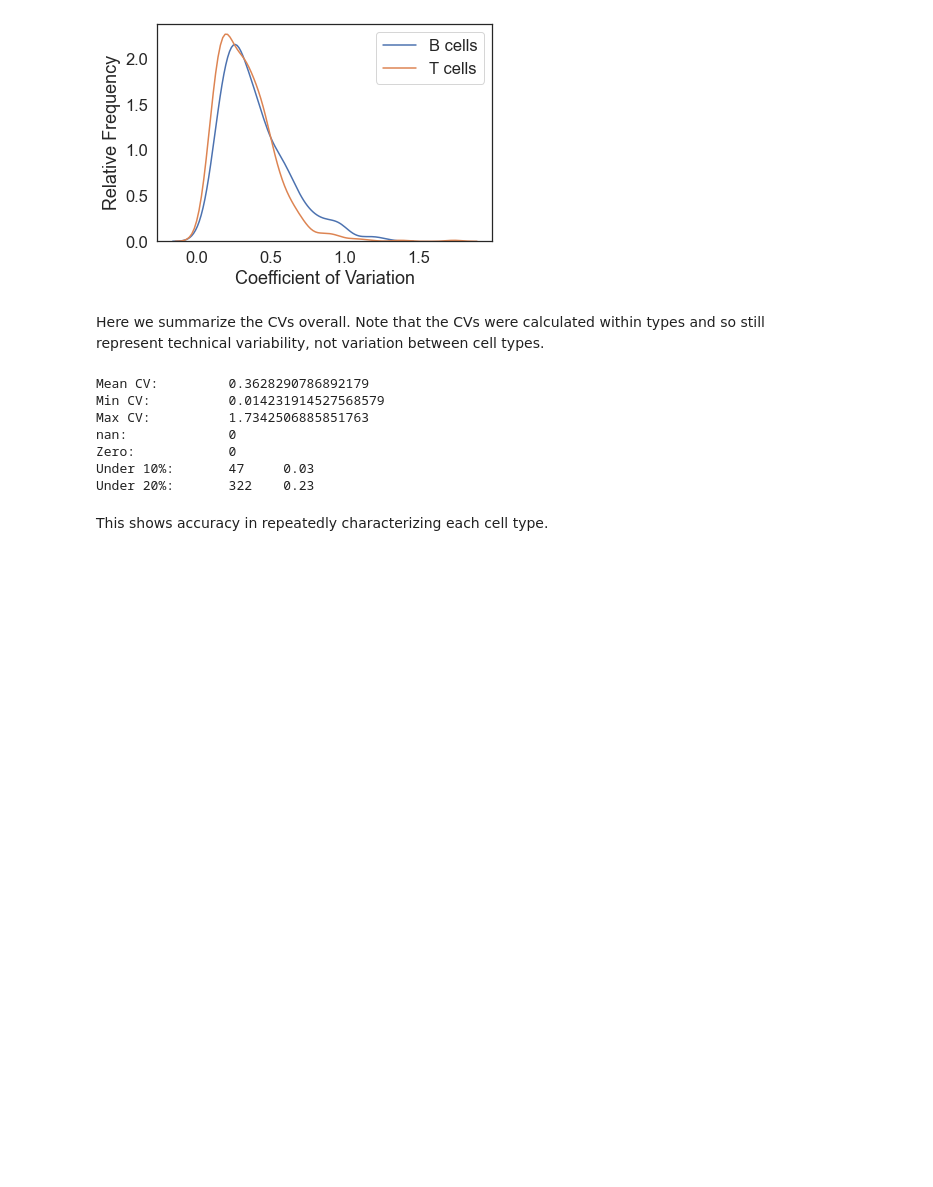
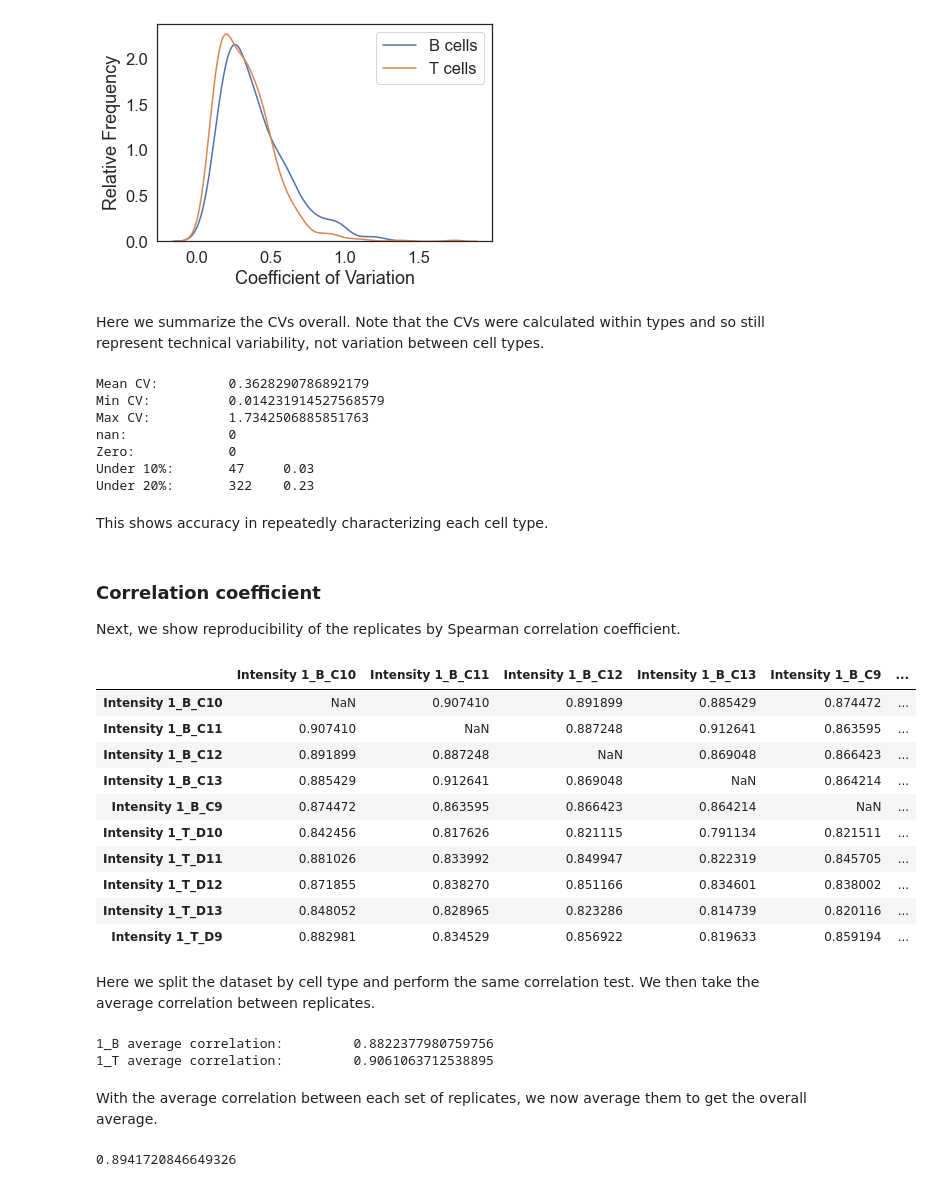
Before and after one commit to PayneLab/Lymphocytes1, a Jupyter notebook: Quantitative QC.ipynb, the cells around one changed output. Drawn from its saved outputs; the diff is of its cells as text; code cells hidden in the pictures; blank space fills up the shorter version.

Commit message:
Spearman correlation added

```diff
--- a/Quantitative QC.ipynb
+++ b/Quantitative QC.ipynb
@@ -146,3 +148,58 @@ Under 10%:       47     0.03
 Under 20%:       322    0.23
 # %% [markdown]
 This shows accuracy in repeatedly characterizing each cell type.
+# %% [markdown]
+### Correlation coefficient
+Next, we show reproducibility of the replicates by Spearman correlation coefficient.
+# %%
+correlations = data.corr(method="spearman")
+
+#drop self-correlations of 1
+for sample in correlations.columns:
+        correlations[sample][sample]=nan
+
+correlations
+# %% [output]
+|  | Intensity 1_B_C10 | Intensity 1_B_C11 | Intensity 1_B_C12 | Intensity 1_B_C13 | Intensity 1_B_C9 | ... |
+| Intensity 1_B_C10 | NaN | 0.907410 | 0.891899 | 0.885429 | 0.874472 | ... |
+| Intensity 1_B_C11 | 0.907410 | NaN | 0.887248 | 0.912641 | 0.863595 | ... |
+| Intensity 1_B_C12 | 0.891899 | 0.887248 | NaN | 0.869048 | 0.866423 | ... |
+| Intensity 1_B_C13 | 0.885429 | 0.912641 | 0.869048 | NaN | 0.864214 | ... |
+| Intensity 1_B_C9 | 0.874472 | 0.863595 | 0.866423 | 0.864214 | NaN | ... |
+| Intensity 1_T_D10 | 0.842456 | 0.817626 | 0.821115 | 0.791134 | 0.821511 | ... |
+| Intensity 1_T_D11 | 0.881026 | 0.833992 | 0.849947 | 0.822319 | 0.845705 | ... |
+| Intensity 1_T_D12 | 0.871855 | 0.838270 | 0.851166 | 0.834601 | 0.838002 | ... |
+| Intensity 1_T_D13 | 0.848052 | 0.828965 | 0.823286 | 0.814739 | 0.820116 | ... |
+| Intensity 1_T_D9 | 0.882981 | 0.834529 | 0.856922 | 0.819633 | 0.859194 | ... |
+# %% [markdown]
+Here we split the dataset by cell type and perform the same correlation test. We then take the average correlation between replicates.
+# %%
+corr_type = {}
+corr_summary={}
+for cell_type in cell_types:
+
+    cells_of_type = list(s for s in data.columns.values.tolist() if cell_type in s)
+    data_by_type = data[cells_of_type]
+    corr_of_type = data_by_type.corr(method='spearman')
+
+    #drop self-correlations of 1
+    for sample in corr_of_type.columns:
+        corr_of_type[sample][sample]=nan
+
+    corr_type[cell_type] = corr_of_type
+
+    #take the average of the correlations between a sample and
+    #    the other samples of the same type
+    summary = corr_of_type.apply(lambda x: mean(x.dropna()))
+    corr_summary[cell_type] = mean(summary)
+
+    print (cell_type,"average correlation:\t",mean(summary))
+# %% [output]
+1_B average correlation:         0.8822377980759756
+1_T average correlation:         0.9061063712538895
+# %% [markdown]
+With the average correlation between each set of replicates, we now average them to get the overall average.
+# %%
+mean(corr_summary.values())
+# %% [output]
+0.8941720846649326
```
Also changed, not shown: parts of 1 cell of this notebook.
